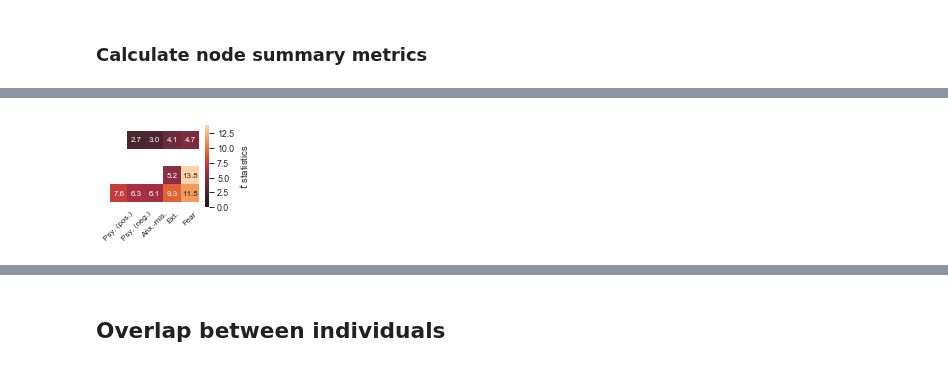
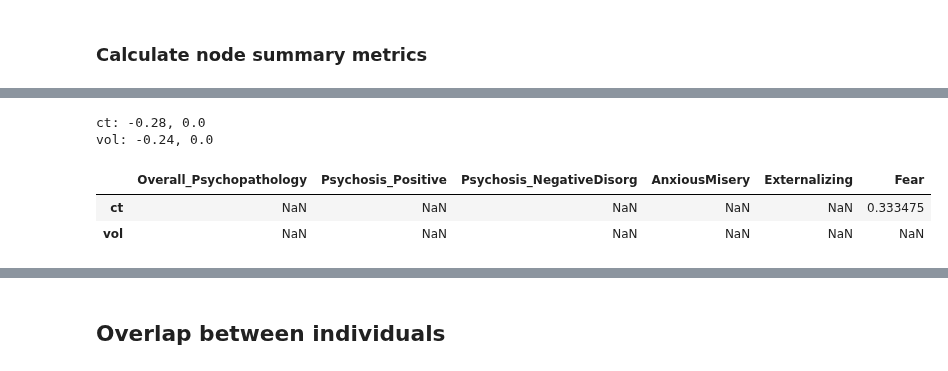
Before and after one commit to lindenmp/normative_neurodev_cs_t1, a Jupyter notebook: code/results_s3.ipynb, the cells around one changed output, grey strips where cells are left out. Saved outputs shown, nothing was run; the diff lists cells and outputs as text; code cells hidden in the pictures.

Commit message:
Update of results for biol psych submission

```diff
--- a/code/results_s3.ipynb
+++ b/code/results_s3.ipynb
@@ -116,0 +120,3 @@ print(str(np.sum(df_pheno_z['sig_age_smse'])) + ' significant effects (fdr)')
+# %%
+for pheno in phenos:
+    print(pheno + ': ' + str(np.sum(df_pheno_z.loc[pheno]['sig_age_smse'] == True)) + ' significant effects (fdr)')
@@ -125,9 +138,9 @@ cmap = get_cmap('pair')
 phenos = ('Overall_Psychopathology','Psychosis_Positive','Psychosis_NegativeDisorg','AnxiousMisery','Externalizing','Fear')
 phenos_label_short = ('Ov. Psych.', 'Psy. (pos.)', 'Psy. (neg.)', 'Anx.-mis.', 'Ext.', 'Fear')
 phenos_label = ('Overall Psychopathology','Psychosis (Positive)','Psychosis (Negative)','Anxious-Misery','Externalizing','Fear')
-metrics = ('ct', 'str', 'ac', 'mc')
-metrics_label_short = ('Thickness', 'Strength', 'Ave. ctrb.', 'Mod. ctrb.')
-metrics_label = ('Thickness', 'Strength', 'Average controllability', 'Modal controllability')
+metrics = ('ct', 'vol')
+metrics_label_short = ('Thickness', 'Volume')
+metrics_label = ('Thickness', 'Volume')
 
 print(phenos)
 print(metrics)
@@ -250,11 +187,26 @@ f.savefig('end_count.svg', dpi = 300, bbox_inches = 'tight', pad_inches = 0)
-# %%
-f, ax = plt.subplots()
-f.set_figwidth(2)
-f.set_figheight(1.5)
-ax = sns.heatmap(stat_ttest[stat_ttest_p_fdr < 0.05].astype(float), center = 0, vmin = 0, annot = True, cbar_kws={'label': '$\it{t}$ statistics', 'shrink':1}, square = True, fmt='.1f', annot_kws={"size": 8})
-ax.set_xticklabels(phenos_label_short[1:], rotation = 45, fontsize = 8)
-ax.set_yticklabels('', rotation = 0, fontsize = 8)
-ax.set_ylabel('')
-f.savefig('epd-vs-end_ttest.svg', dpi = 300, bbox_inches = 'tight', pad_inches = 0)
-# %% [output]
-[figure, removed]
+# %%
+for metric in metrics:
+    r = sp.stats.spearmanr(node_z_perc_p[region_filter].filter(regex = metric), node_z_perc_n[region_filter].filter(regex = metric))
+    if r[1] < .001:
+        print(metric + ': ' + str(np.round(r[0],2)) + ', ' + str(np.round(r[1],3)))
+# %% [output]
+ct: -0.28, 0.0
+vol: -0.24, 0.0
+# %%
+r = pd.DataFrame(index = metrics, columns = phenos)
+p = pd.DataFrame(index = metrics, columns = phenos)
+
+for pheno in phenos:
+    for metric in metrics:
+        pheno_data = df_pheno_z.loc[pheno].loc[region_filter,'coef'].filter(regex = metric)
+        roi_data = node_z_perc_p[region_filter].filter(regex = metric)
+#         roi_data = node_z_perc_n[region_filter].filter(regex = metric)
+        r.loc[metric,pheno] = sp.stats.spearmanr(pheno_data, roi_data)[0]
+        p.loc[metric,pheno] = sp.stats.spearmanr(pheno_data, roi_data)[1]
+p = get_fdr_p_df(p, alpha = 0.05)
+# %%
+r[p<.05]
+# %% [output]
+|  | Overall_Psychopathology | Psychosis_Positive | Psychosis_NegativeDisorg | AnxiousMisery | Externalizing | Fear |
+| ct | NaN | NaN | NaN | NaN | NaN | 0.333475 |
+| vol | NaN | NaN | NaN | NaN | NaN | NaN |
```
Also changed, not shown: parts of 34 cells of this notebook, 1 other file.
